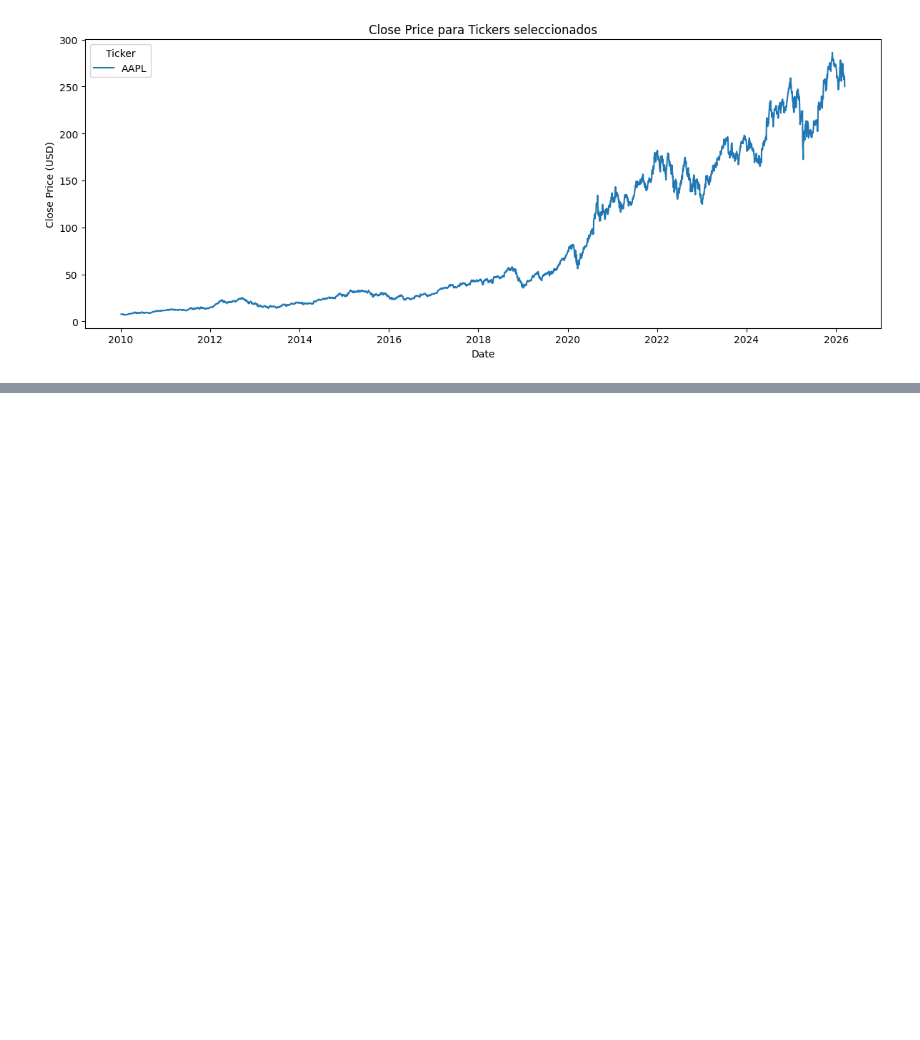
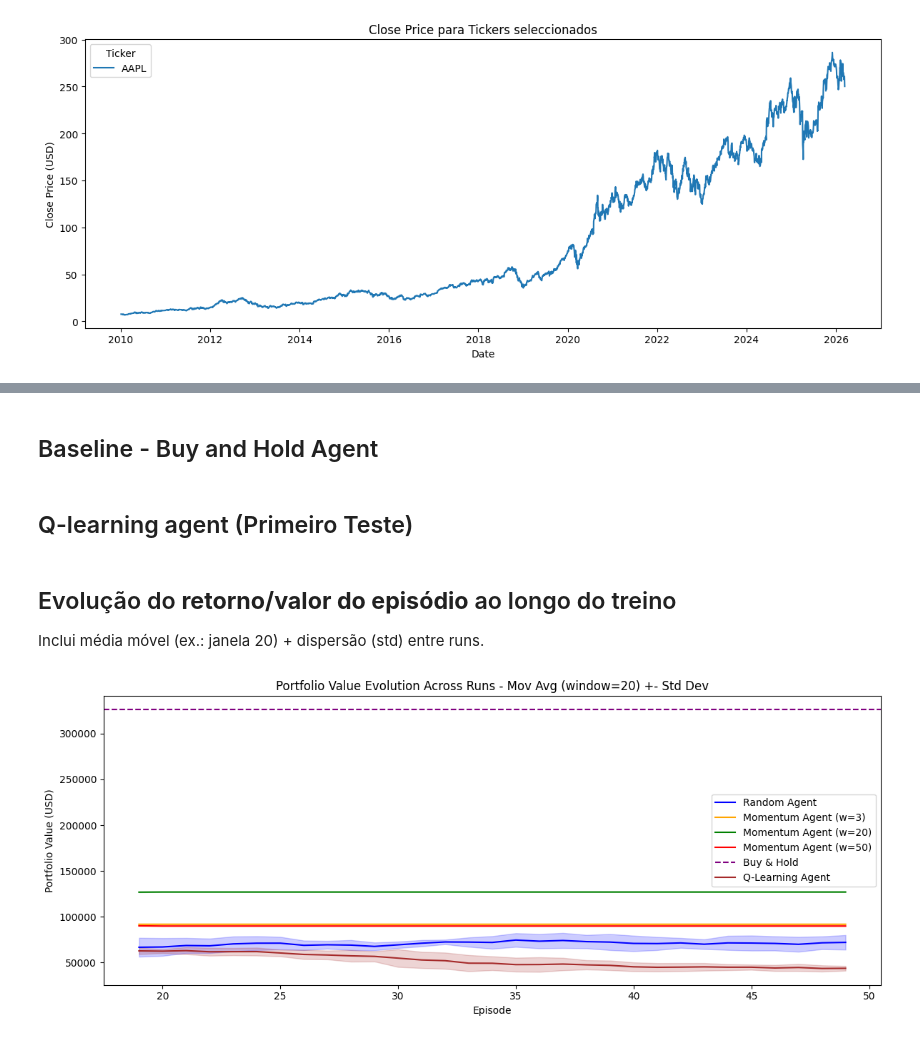
Before and after one commit to luisparadinha/pg_rl_trading_bot, a Jupyter notebook: Market_e_Projecto.ipynb, the cells around one changed output, grey strips where cells are left out. Cells and saved outputs as stored; diff of their text form; code cells hidden in the pictures; blank space fills up the shorter version.

```diff
--- a/Market_e_Projecto.ipynb
+++ b/Market_e_Projecto.ipynb
@@ -191,0 +180,11 @@ plt.show()
+# %%
+n_runs = 5
+n_episodes_per_run = 50
+
+compilation_momentum_agent_w20 = []
+
+for seed in range(n_runs):
+    np.random.seed(seed)
+    agent = momentum_agent(num_actions = len(env.index_actions), num_companies = env.total_companies, window=20)
+    run_values = play_episode_sequence(agent, env, n_episodes_per_run)
+    compilation_momentum_agent_w20.append(run_values)
@@ -191,0 +193,13 @@ plt.show()
+# %%
+n_runs = 5
+n_episodes_per_run = 50
+
+compilation_momentum_agent_w50 = []
+
+for seed in range(n_runs):
+    np.random.seed(seed)
+    agent = momentum_agent(num_actions = len(env.index_actions), num_companies = env.total_companies, window=50)
+    run_values = play_episode_sequence(agent, env, n_episodes_per_run)
+    compilation_momentum_agent_w50.append(run_values)
+# %% [markdown]
+## Baseline - Buy and Hold Agent
@@ -191,0 +209,2 @@ plt.show()
+# %% [markdown]
+## Q-learning agent (Primeiro Teste)
@@ -192 +243,21 @@ plt.show()
+# %% [markdown]
+## Evolução do **retorno/valor do episódio** ao longo do treino
+Inclui média móvel (ex.: janela 20) + dispersão (std) entre runs.
+# %%
+fig,ax = plt.subplots(figsize=(12, 5))
+window = 20 # Moving average window for smoothing the plot, not the momentum agent's internal window
+plot_value_evolution(compilation_random_agent, label='Random Agent', ax=ax, window=window, color='blue')
+plot_value_evolution(compilation_momentum_agent_w3, label='Momentum Agent (w=3)', ax=ax, window=window, color='orange')
+plot_value_evolution(compilation_momentum_agent_w20, label='Momentum Agent (w=20)', ax=ax, window=window, color='green')
+plot_value_evolution(compilation_momentum_agent_w50, label='Momentum Agent (w=50)', ax=ax, window=window, color='red')
+ax.axhline(buy_hold_value, color='purple', linestyle='--', label='Buy & Hold')
+plot_value_evolution(compilation_qlearning_agent, label='Q-Learning Agent', ax=ax, window=window, color='brown')
+ax.set_title(f'Portfolio Value Evolution Across Runs - Mov Avg (window={window}) +- Std Dev')
+ax.set_xlabel('Episode')
+ax.set_ylabel('Portfolio Value (USD)')
+ax.legend()
+plt.tight_layout()
+plt.show()
+# %% [output]
+[figure, added]
 # %% [markdown]
```
Also changed, not shown: parts of 19 cells of this notebook.
